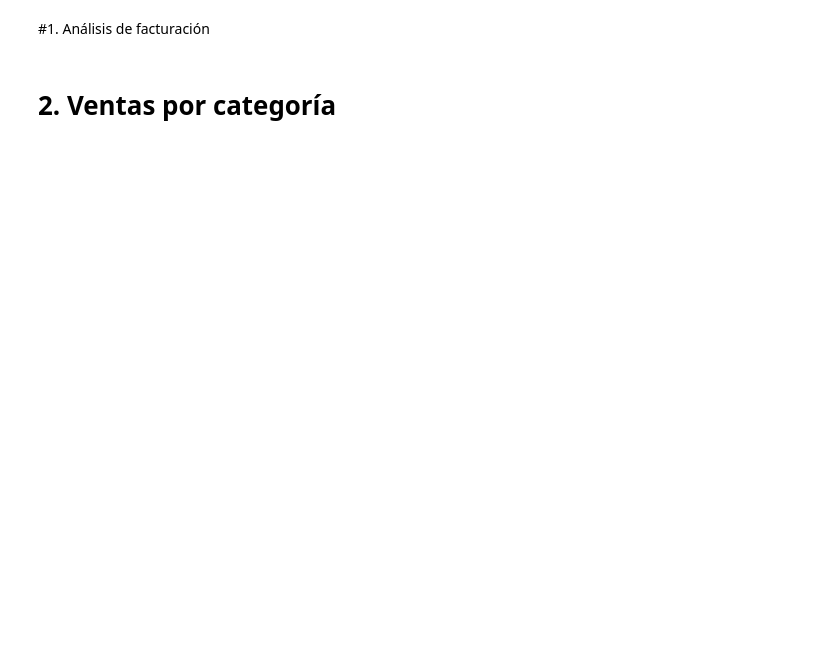
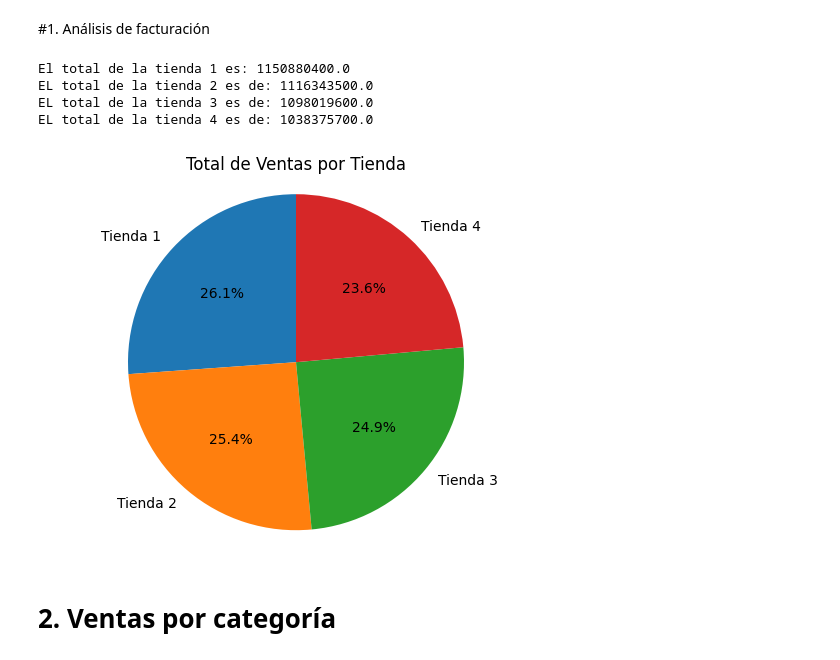
Before and after one commit to Angel-GS/G8_Challenge-Alura-Store, a Jupyter notebook: AluraStoreLatam.ipynb, the cells around one changed output. Saved outputs shown, nothing was run; the diff lists cells and outputs as text; code cells hidden in the pictures; blank space fills up the shorter version.

```diff
--- a/AluraStoreLatam.ipynb
+++ b/AluraStoreLatam.ipynb
@@ -25,5 +25,38 @@ tienda.head()
 | 4 | Silla de oficina | Muebles | 335200.0 | 20200.0 | 07/11/2020 | Maria Alfonso | Medellín | ... |
 # %% [markdown]
 #1. Análisis de facturación
+# %%
+# En este primer análisis, debes calcular el ingreso total de cada tienda. Sumando los valores de la columna Precio de cada conjunto de datos de la tienda para estimar los ingresos.
+total_tienda1 = tienda['Precio'].sum()
+total_tienda2 = tienda2['Precio'].sum()
+total_tienda3 = tienda3['Precio'].sum()
+total_tienda4 = tienda4['Precio'].sum()
+
+print(f'El total de la tienda 1 es: {total_tienda1}\nEL total de la tienda 2 es de: {total_tienda2}\nEL total de la tienda 3 es de: {total_tienda3}\nEL total de la tienda 4 es de: {total_tienda4}')
+# %% [output]
+El total de la tienda 1 es: 1150880400.0
+EL total de la tienda 2 es de: 1116343500.0
+EL total de la tienda 3 es de: 1098019600.0
+EL total de la tienda 4 es de: 1038375700.0
+# %%
+import matplotlib.pyplot as plt
+
+# Datos para el gráfico
+tiendas = ['Tienda 1', 'Tienda 2', 'Tienda 3', 'Tienda 4']
+totales_ventas = [total_tienda1, total_tienda2, total_tienda3, total_tienda4]
+
+# Crea un gráfico de pastel
+plt.pie(totales_ventas, labels=tiendas, autopct='%1.1f%%', startangle=90)
+
+# Agrega título
+plt.title('Total de Ventas por Tienda')
+
+# Asegúrate de que el gráfico sea circular
+plt.axis('equal')
+
+# Muestra el gráfico
+plt.show()
+# %% [output]
+[figure, added]
 # %% [markdown]
 # 2. Ventas por categoría
```
Also changed, not shown: parts of 10 cells of this notebook.
